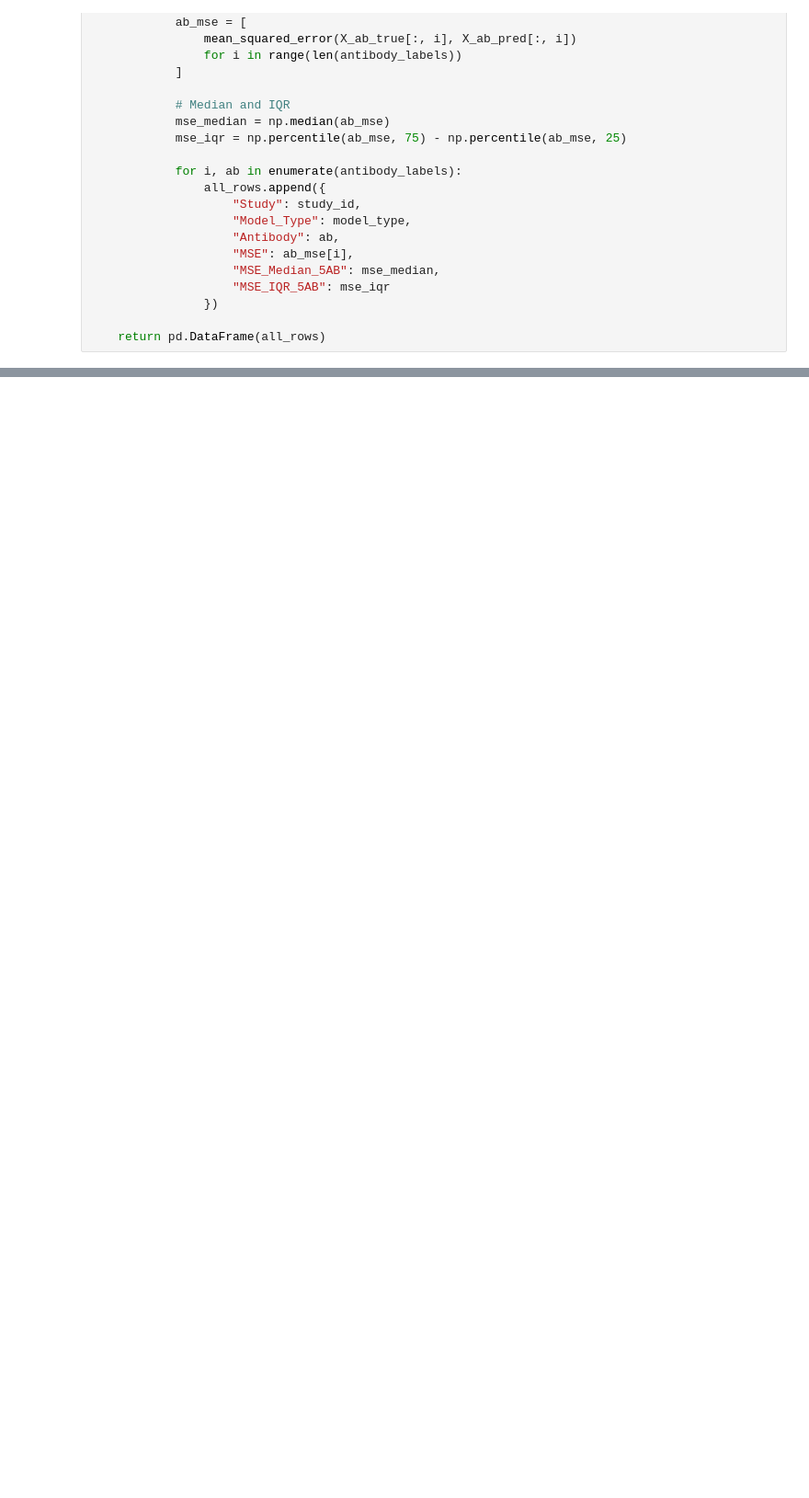
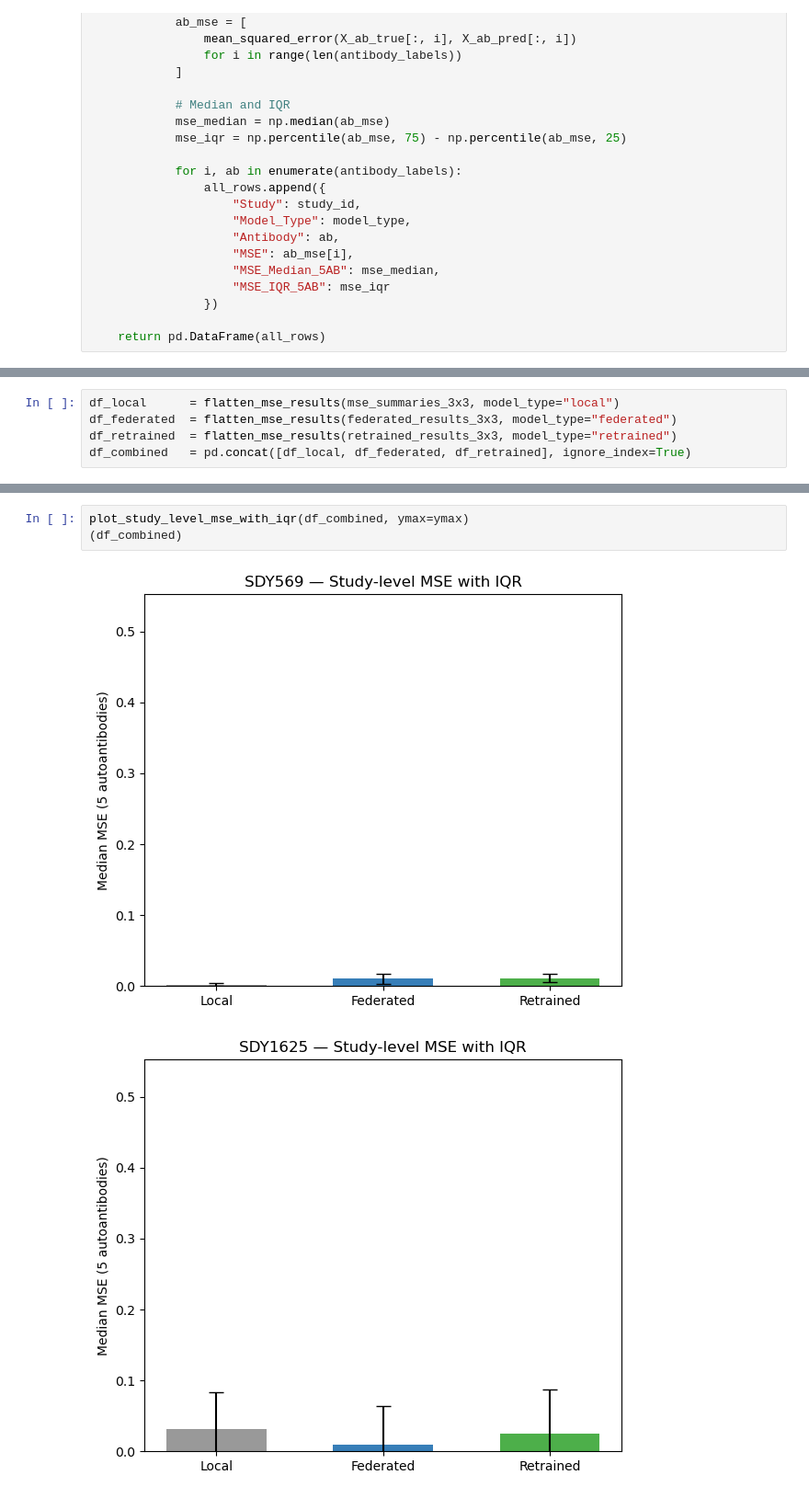
Before and after one commit to NIH-NLM/oadr-autoantibody, a Jupyter notebook: ipynb/federated_analysis_simulation_3x3.ipynb, the cells around one changed output, grey strips where cells are left out. Shown at 92% size. Drawn from its saved outputs; the diff is of its cells as text; blank space fills up the shorter version.

```diff
--- a/ipynb/federated_analysis_simulation_3x3.ipynb
+++ b/ipynb/federated_analysis_simulation_3x3.ipynb
@@ -845,0 +1006,5 @@ plt.show()
+# %%
+df_local      = flatten_mse_results(mse_summaries_3x3, model_type="local")
+df_federated  = flatten_mse_results(federated_results_3x3, model_type="federated")
+df_retrained  = flatten_mse_results(retrained_results_3x3, model_type="retrained")
+df_combined   = pd.concat([df_local, df_federated, df_retrained], ignore_index=True)
@@ -845,0 +1058,6 @@ plt.show()
+# %%
+plot_study_level_mse_with_iqr(df_combined, ymax=ymax)
+(df_combined)
+# %% [output]
+[figure, added]
+[figure, added]
```
Also changed, not shown: parts of 9 cells of this notebook, 2 other files.
